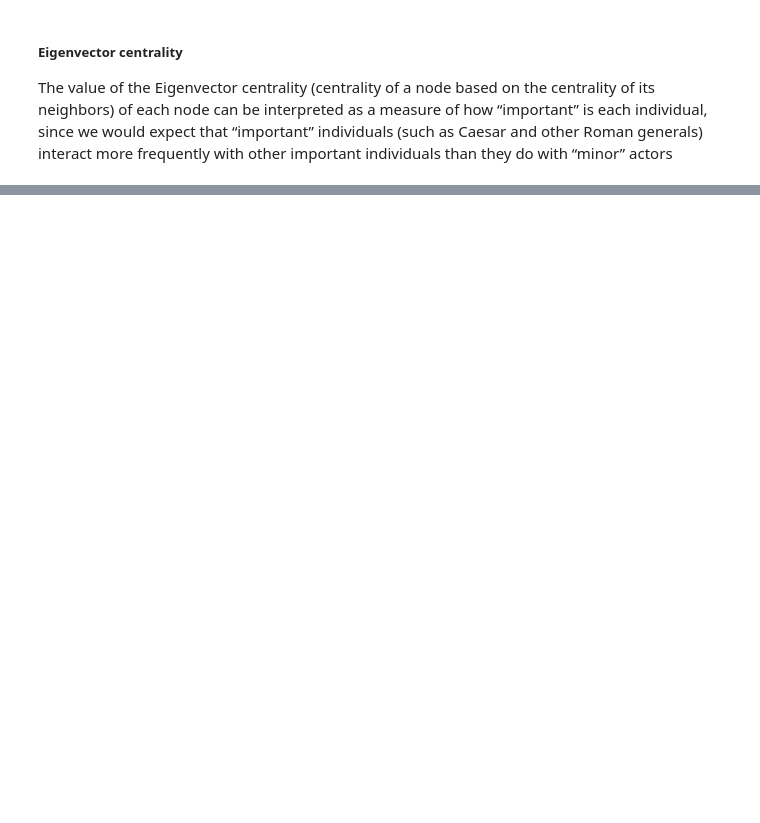
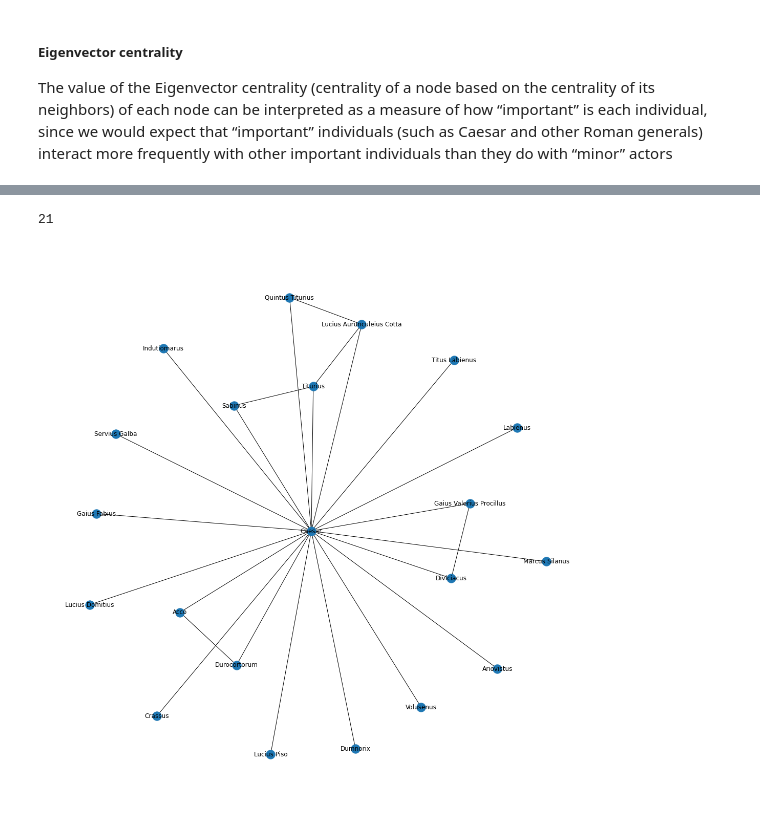
Before and after one commit to eliarizzetto/bg_net, a Jupyter notebook: caesar_net/bellum_gallicum_net.ipynb, the cells around one changed output, grey strips where cells are left out. Saved outputs shown, nothing was run; the diff lists cells and outputs as text; code cells hidden in the pictures; blank space fills up the shorter version.

```diff
--- a/caesar_net/bellum_gallicum_net.ipynb
+++ b/caesar_net/bellum_gallicum_net.ipynb
@@ -531,3 +517,13 @@ import pandas as pd
 
 adj_matrix = nx.adjacency_matrix(G)
 adj_matrix_df = pd.DataFrame.sparse.from_spmatrix(adj_matrix)
+# %%
+Caesar = nx.ego_graph(G, 'Caesar')
+# VISUALIZATION
+plt.figure(figsize=(15,15))
+nx.draw(Caesar, with_labels=True) # with_labels=True for showing node's label
+print(nx.number_of_nodes(Caesar))
+plt.show()
+# %% [output]
+21
+[figure, added]
```
Also changed, not shown: parts of 32 cells of this notebook, 14 other files.
